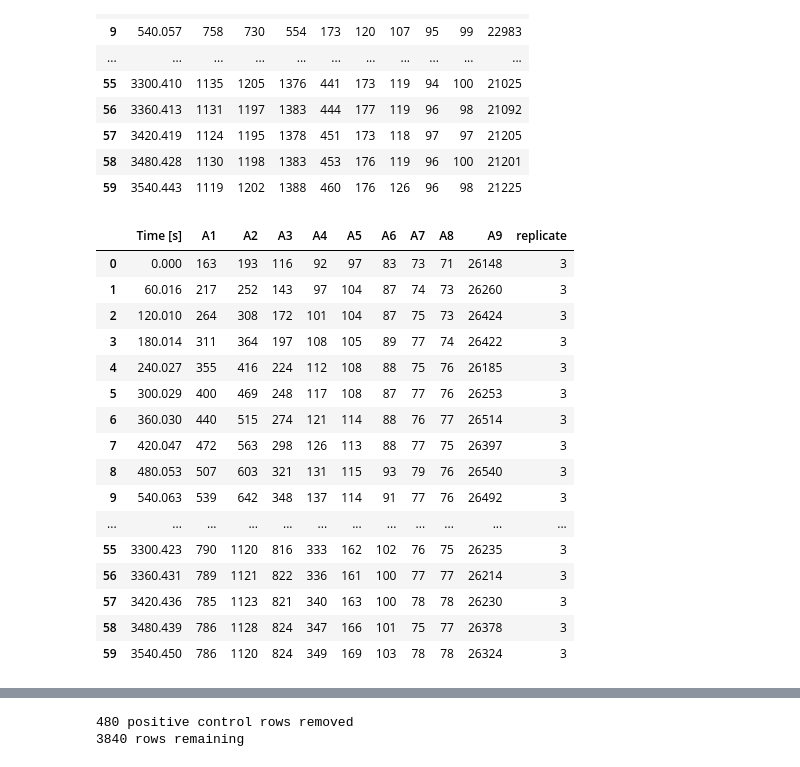
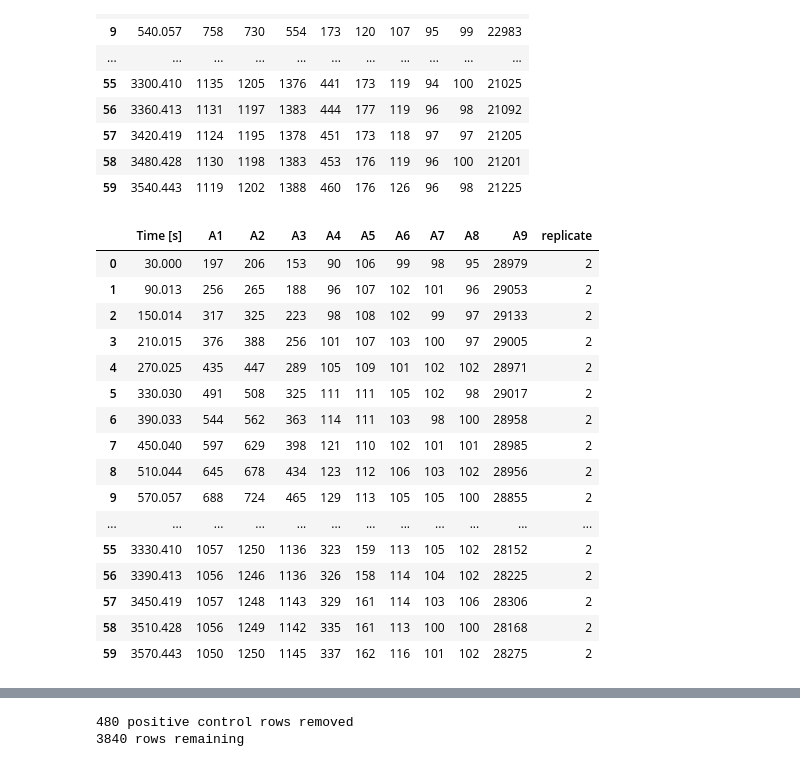
Before and after one commit to ripley2298/Rebuild_tecan-spark-10m-sars-cov2-mpro-kinetics-assay, a Jupyter notebook: data-analysis.ipynb, the cells around one changed output, grey strips where cells are left out. Drawn from its saved outputs; the diff is of its cells as text; code cells hidden in the pictures.

```diff
--- a/data-analysis.ipynb
+++ b/data-analysis.ipynb
@@ -189,39 +189,51 @@ df_ET1
 
 df_ET1['replicate'] = "1"
 
+df_ET1['Time [s]'] += 45
+
 df_ET2['replicate'] = "2"
 
+df_ET2['Time [s]'] += 30
+
 df_ET3['replicate'] = "1"
+
+df_ET3['Time [s]'] += 15
 
 df_ET4['replicate'] = "2"
 
 df_ET5['replicate'] = "3"
 
+df_ET5['Time [s]'] += 45
+
 df_ET6['replicate'] = "4"
+
+df_ET6['Time [s]'] += 30
 
 df_ET7['replicate'] = "3"
 
+df_ET7['Time [s]'] += 15
+
 df_ET8['replicate'] = "4"
 # %%
-df_ET5
+df_ET2
 # %% [output]
 |  | Time [s] | A1 | A2 | A3 | A4 | A5 | A6 | A7 | A8 | A9 | replicate |
-| 0 | 0.000 | 163 | 193 | 116 | 92 | 97 | 83 | 73 | 71 | 26148 | 3 |
-| 1 | 60.016 | 217 | 252 | 143 | 97 | 104 | 87 | 74 | 73 | 26260 | 3 |
-| 2 | 120.010 | 264 | 308 | 172 | 101 | 104 | 87 | 75 | 73 | 26424 | 3 |
-| 3 | 180.014 | 311 | 364 | 197 | 108 | 105 | 89 | 77 | 74 | 26422 | 3 |
-| 4 | 240.027 | 355 | 416 | 224 | 112 | 108 | 88 | 75 | 76 | 26185 | 3 |
-| 5 | 300.029 | 400 | 469 | 248 | 117 | 108 | 87 | 77 | 76 | 26253 | 3 |
-| 6 | 360.030 | 440 | 515 | 274 | 121 | 114 | 88 | 76 | 77 | 26514 | 3 |
-| 7 | 420.047 | 472 | 563 | 298 | 126 | 113 | 88 | 77 | 75 | 26397 | 3 |
-| 8 | 480.053 | 507 | 603 | 321 | 131 | 115 | 93 | 79 | 76 | 26540 | 3 |
-| 9 | 540.063 | 539 | 642 | 348 | 137 | 114 | 91 | 77 | 76 | 26492 | 3 |
+| 0 | 30.000 | 197 | 206 | 153 | 90 | 106 | 99 | 98 | 95 | 28979 | 2 |
+| 1 | 90.013 | 256 | 265 | 188 | 96 | 107 | 102 | 101 | 96 | 29053 | 2 |
+| 2 | 150.014 | 317 | 325 | 223 | 98 | 108 | 102 | 99 | 97 | 29133 | 2 |
+| 3 | 210.015 | 376 | 388 | 256 | 101 | 107 | 103 | 100 | 97 | 29005 | 2 |
+| 4 | 270.025 | 435 | 447 | 289 | 105 | 109 | 101 | 102 | 102 | 28971 | 2 |
+| 5 | 330.030 | 491 | 508 | 325 | 111 | 111 | 105 | 102 | 98 | 29017 | 2 |
+| 6 | 390.033 | 544 | 562 | 363 | 114 | 111 | 103 | 98 | 100 | 28958 | 2 |
+| 7 | 450.040 | 597 | 629 | 398 | 121 | 110 | 102 | 101 | 101 | 28985 | 2 |
+| 8 | 510.044 | 645 | 678 | 434 | 123 | 112 | 106 | 103 | 102 | 28956 | 2 |
+| 9 | 570.057 | 688 | 724 | 465 | 129 | 113 | 105 | 105 | 100 | 28855 | 2 |
 | ... | ... | ... | ... | ... | ... | ... | ... | ... | ... | ... | ... |
-| 55 | 3300.423 | 790 | 1120 | 816 | 333 | 162 | 102 | 76 | 75 | 26235 | 3 |
-| 56 | 3360.431 | 789 | 1121 | 822 | 336 | 161 | 100 | 77 | 77 | 26214 | 3 |
-| 57 | 3420.436 | 785 | 1123 | 821 | 340 | 163 | 100 | 78 | 78 | 26230 | 3 |
-| 58 | 3480.439 | 786 | 1128 | 824 | 347 | 166 | 101 | 75 | 77 | 26378 | 3 |
-| 59 | 3540.450 | 786 | 1120 | 824 | 349 | 169 | 103 | 78 | 78 | 26324 | 3 |
+| 55 | 3330.410 | 1057 | 1250 | 1136 | 323 | 159 | 113 | 105 | 102 | 28152 | 2 |
+| 56 | 3390.413 | 1056 | 1246 | 1136 | 326 | 158 | 114 | 104 | 102 | 28225 | 2 |
+| 57 | 3450.419 | 1057 | 1248 | 1143 | 329 | 161 | 114 | 103 | 106 | 28306 | 2 |
+| 58 | 3510.428 | 1056 | 1249 | 1142 | 335 | 161 | 113 | 100 | 100 | 28168 | 2 |
+| 59 | 3570.443 | 1050 | 1250 | 1145 | 337 | 162 | 116 | 101 | 102 | 28275 | 2 |
 # %%
 #Changing headers to sample ID
 #Concentration refers to Ensitrelvir concentration, WT = wild type Mpro, delP168/S144A refers to the respective double-mutant of Mpro
```
Also changed, not shown: parts of 11 cells of this notebook, 2 other files.
